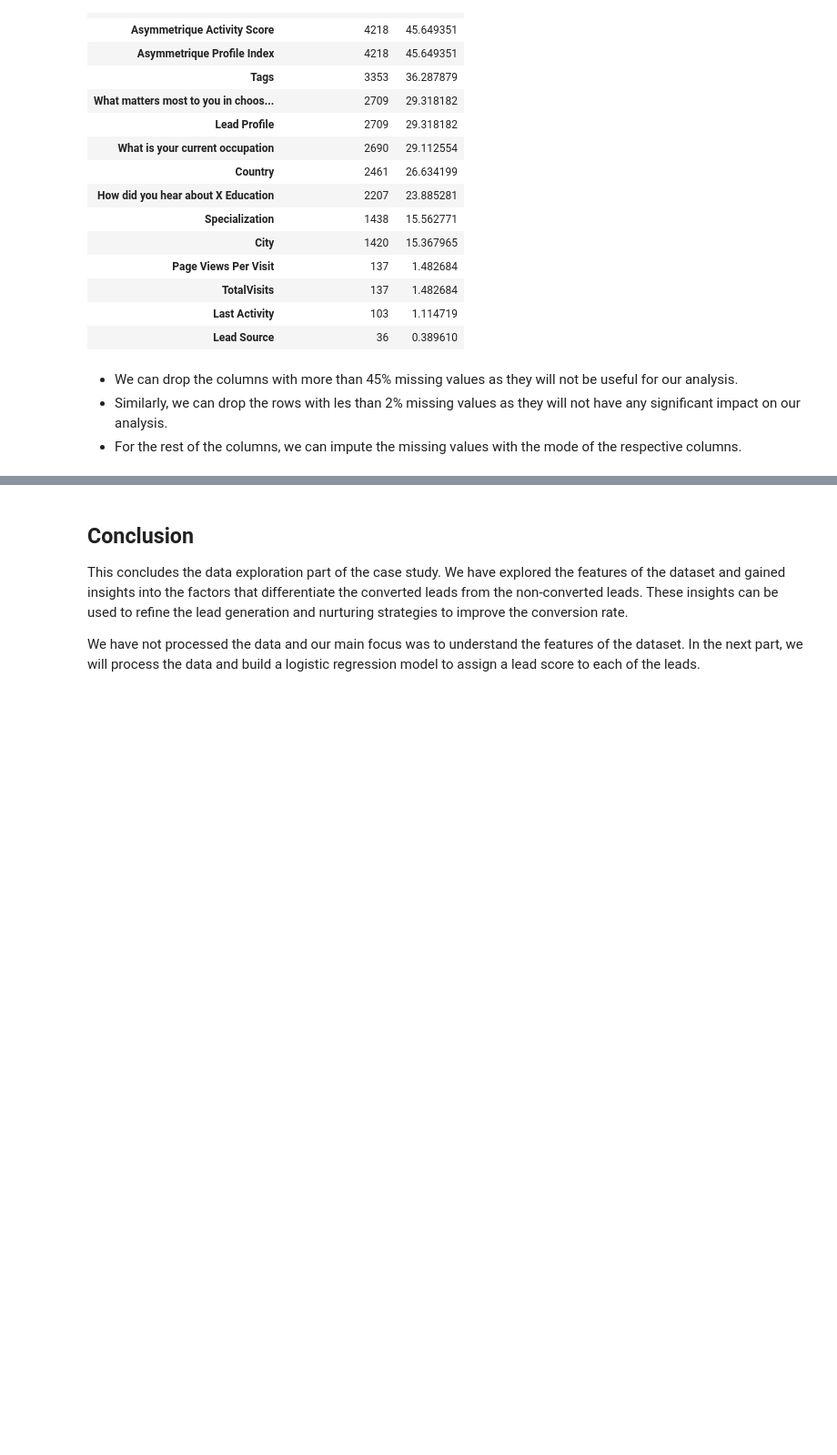
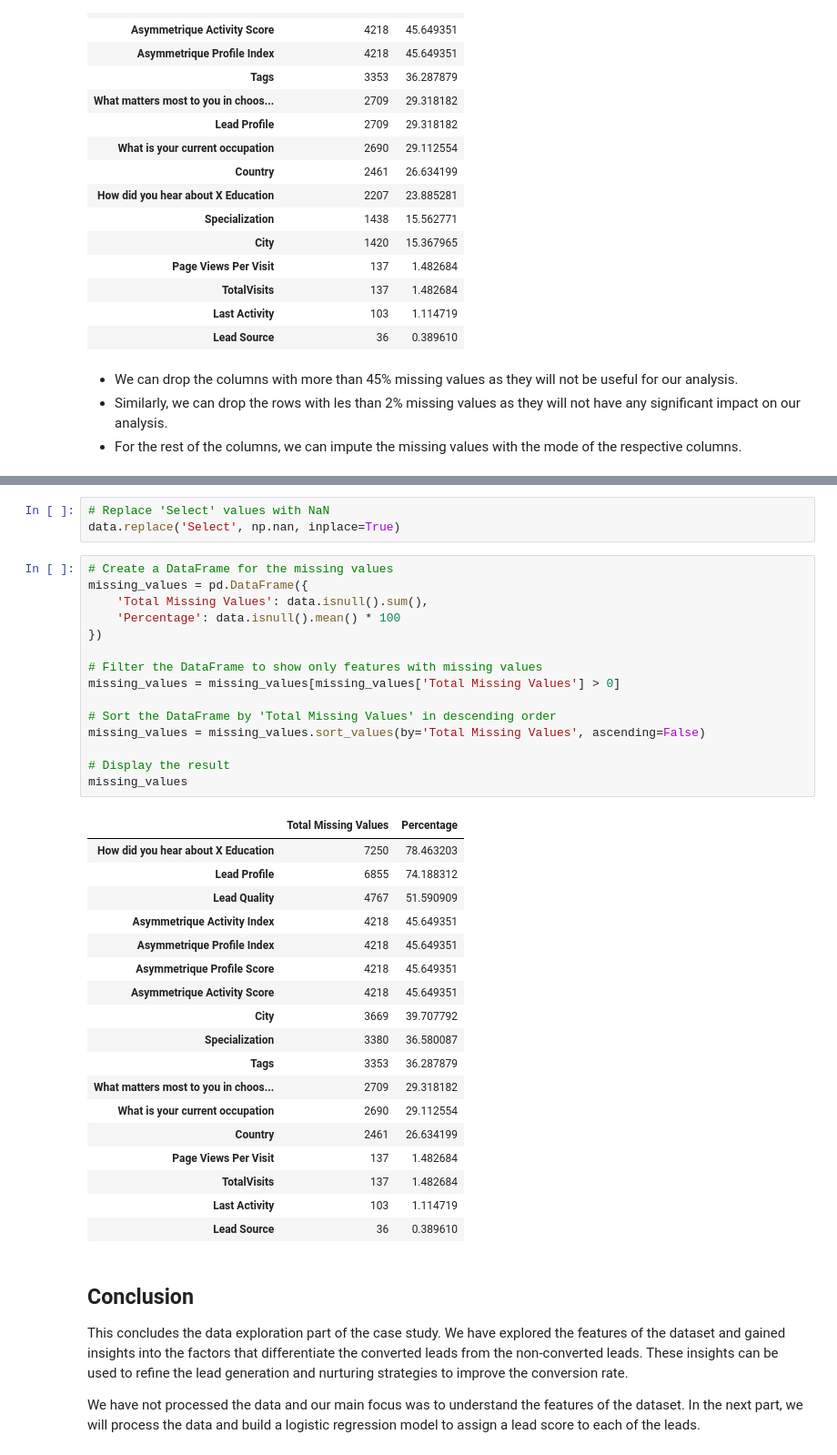
Before and after one commit to surajwate/Education-Lead-Conversion-Model, a Jupyter notebook: notebooks/data_exploration.ipynb, the cells around one changed output, grey strips where cells are left out. Shown at 91% size. Cells and saved outputs as stored; diff of their text form; blank space fills up the shorter version.

```diff
--- a/notebooks/data_exploration.ipynb
+++ b/notebooks/data_exploration.ipynb
@@ -786,3 +818,40 @@ missing_values
+# %%
+# Replace 'Select' values with NaN
+data.replace('Select', np.nan, inplace=True)
+# %%
+# Create a DataFrame for the missing values
+missing_values = pd.DataFrame({
+    'Total Missing Values': data.isnull().sum(),
+    'Percentage': data.isnull().mean() * 100
+})
+
+# Filter the DataFrame to show only features with missing values
+missing_values = missing_values[missing_values['Total Missing Values'] > 0]
+
+# Sort the DataFrame by 'Total Missing Values' in descending order
+missing_values = missing_values.sort_values(by='Total Missing Values', ascending=False)
+
+# Display the result
+missing_values
+# %% [output]
+|  | Total Missing Values | Percentage |
+| How did you hear about X Education | 7250 | 78.463203 |
+| Lead Profile | 6855 | 74.188312 |
+| Lead Quality | 4767 | 51.590909 |
+| Asymmetrique Activity Index | 4218 | 45.649351 |
+| Asymmetrique Profile Index | 4218 | 45.649351 |
+| Asymmetrique Profile Score | 4218 | 45.649351 |
+| Asymmetrique Activity Score | 4218 | 45.649351 |
+| City | 3669 | 39.707792 |
+| Specialization | 3380 | 36.580087 |
+| Tags | 3353 | 36.287879 |
+| What matters most to you in choos... | 2709 | 29.318182 |
+| What is your current occupation | 2690 | 29.112554 |
+| Country | 2461 | 26.634199 |
+| Page Views Per Visit | 137 | 1.482684 |
+| TotalVisits | 137 | 1.482684 |
+| Last Activity | 103 | 1.114719 |
+| Lead Source | 36 | 0.389610 |
 # %% [markdown]
 ## Conclusion
 
```
Also changed, not shown: parts of 5 cells of this notebook.
